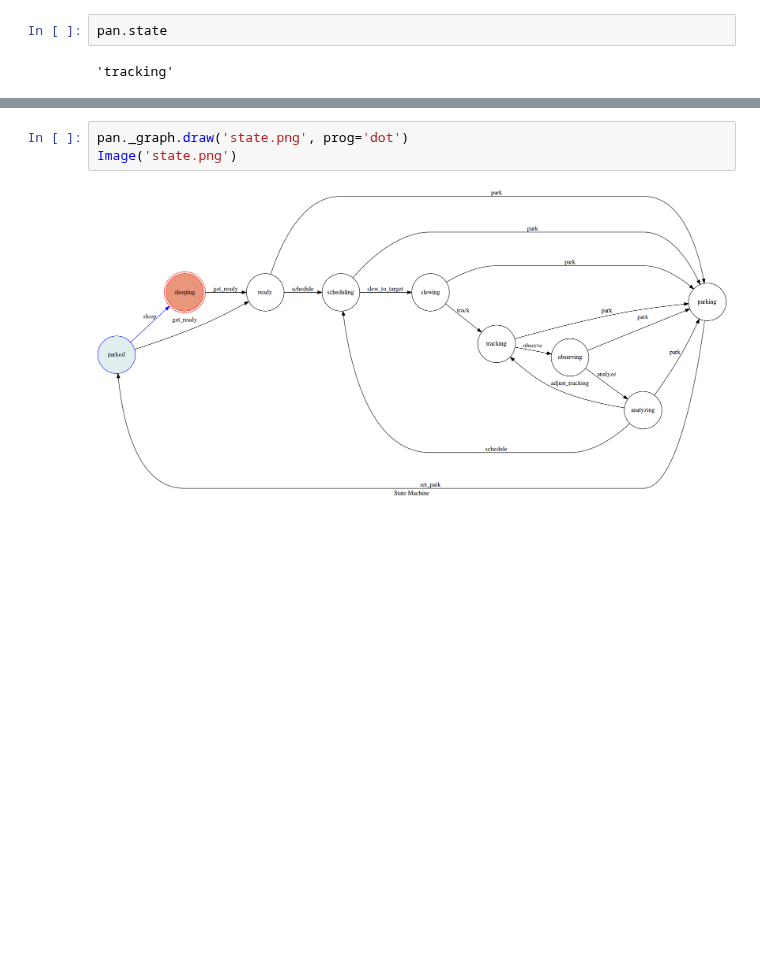
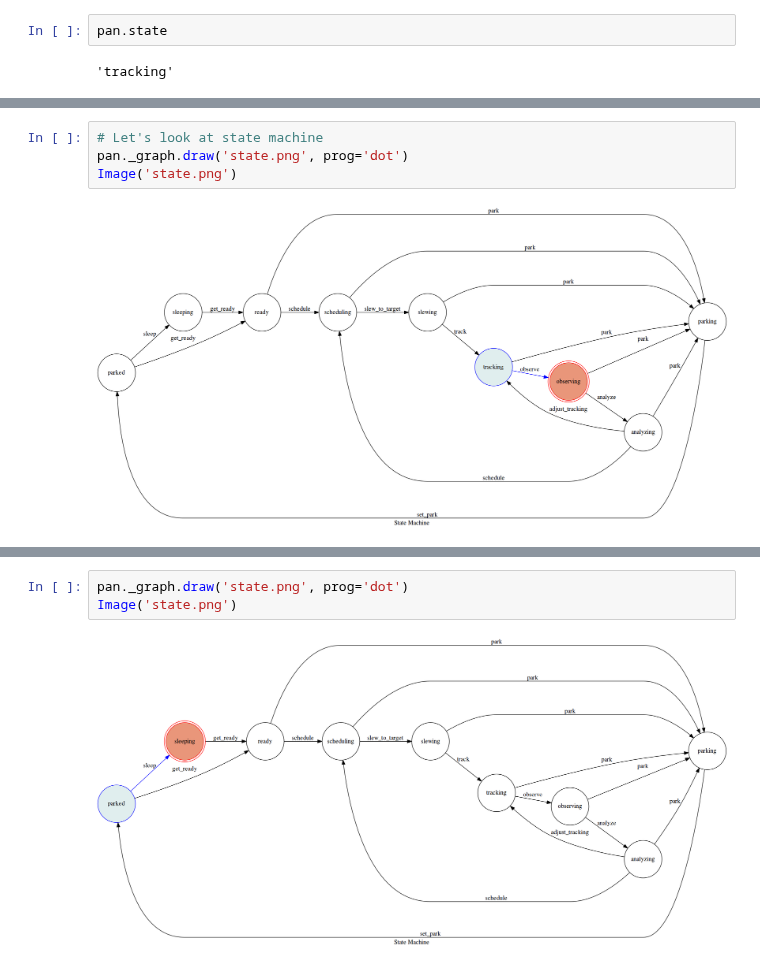
Before and after one commit to panoptes/POCS, a Jupyter notebook: examples/notebooks/State Machine Demonstration.ipynb, the cells around one changed output, grey strips where cells are left out. Drawn from its saved outputs; the diff is of its cells as text; blank space fills up the shorter version.

Commit message:
Updating State machine example

```diff
--- a/examples/notebooks/State Machine Demonstration.ipynb
+++ b/examples/notebooks/State Machine Demonstration.ipynb
@@ -135,4 +135,10 @@ pan.observe()
 True
+# %%
+# Let's look at state machine
+pan._graph.draw('state.png', prog='dot')
+Image('state.png')
+# %% [output]
+[figure, added]
 # %%
 pan.analyze()
 # %% [output]
```
Also changed, not shown: parts of 10 cells of this notebook.
